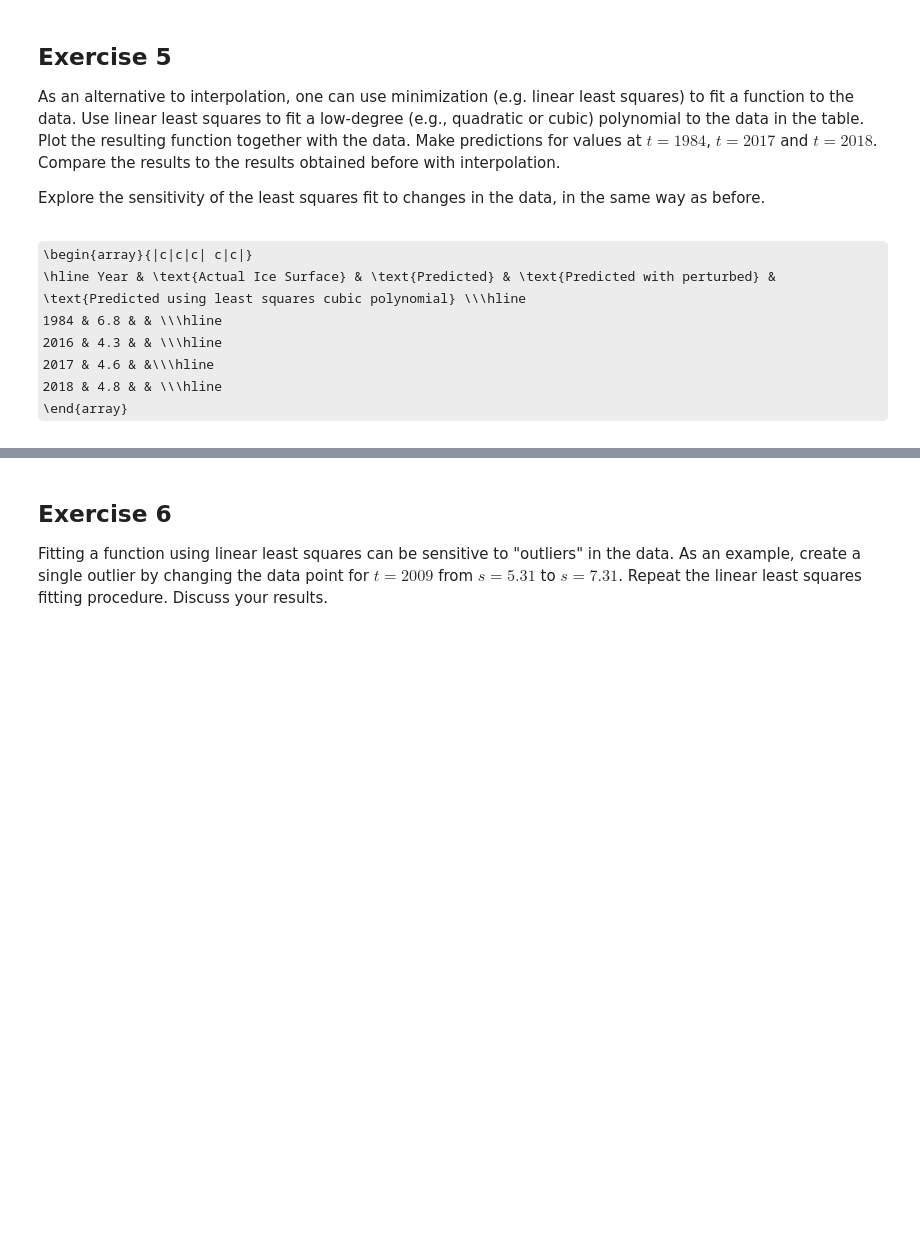
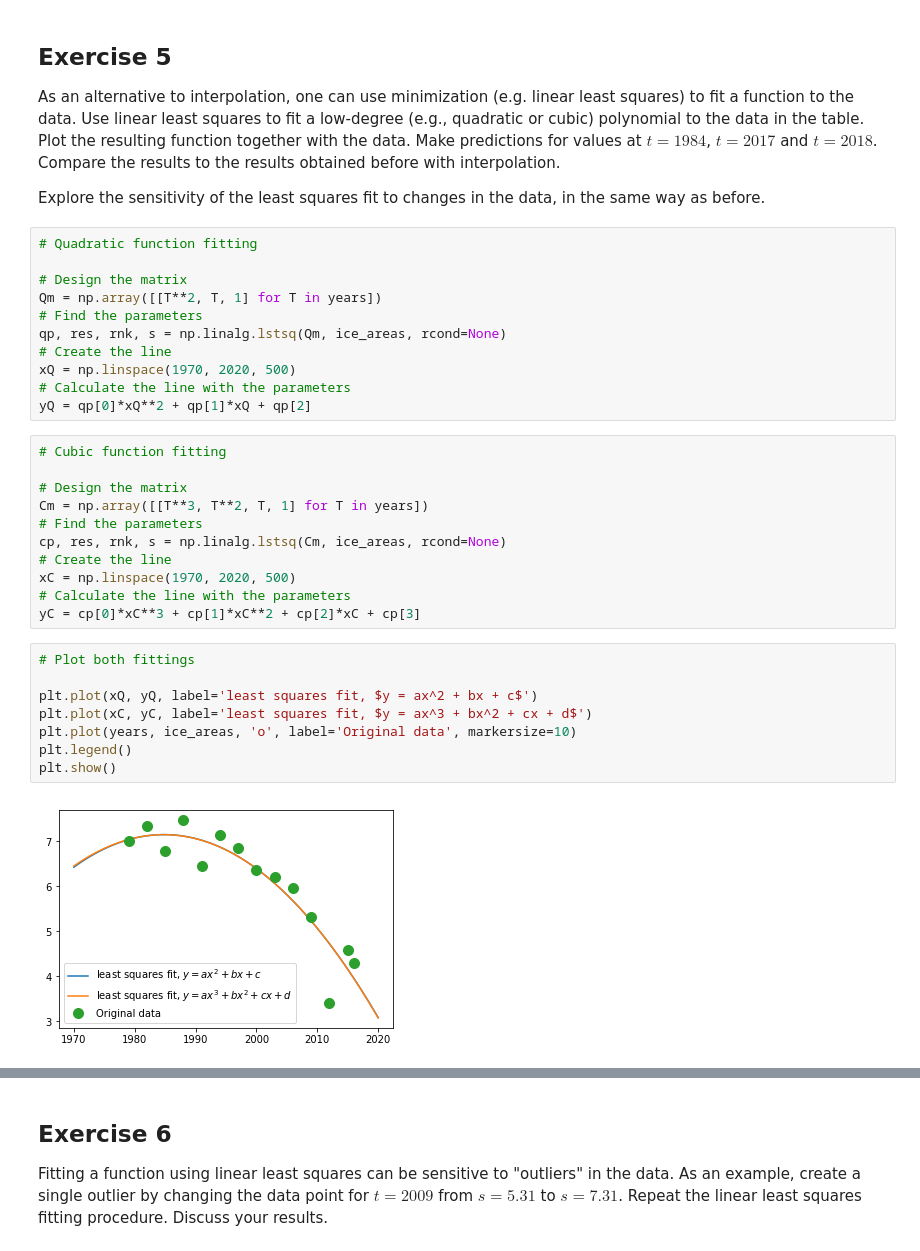
Before and after one commit to 11027649/final_project, a Jupyter notebook: finalproject_ice.ipynb, the cells around one changed output, grey strips where cells are left out. Drawn from its saved outputs; the diff is of its cells as text; some formulas as TeX source; blank space fills up the shorter version.

```diff
--- a/finalproject_ice.ipynb
+++ b/finalproject_ice.ipynb
@@ -206,11 +206,35 @@ Predicted Ice surface in 2018:  -65.99540882986749
 As an alternative to interpolation, one can use minimization (e.g. linear least squares) to fit a function to the data. Use linear least squares to fit a low-degree (e.g., quadratic or cubic) polynomial to the data in the table. Plot the resulting function together with the data. Make predictions for values at $t=1984$, $t=2017$ and $t=2018$. Compare the results to the results obtained before with interpolation.
 
 Explore the sensitivity of the least squares fit to changes in the data, in the same way as before.
-# %% [markdown]
-\begin{array}{|c|c|c| c|c|}
-\hline Year & \text{Actual Ice Surface} & \text{Predicted} & \text{Predicted with perturbed} & \text{Predicted using least squares cubic polynomial} \\\hline
-  1984 & 6.8 & & \\\hline
-  2016 & 4.3 & & \\\hline
-  2017 & 4.6 & &\\\hline
-  2018 & 4.8 & & \\\hline
-\end{array}
+# %%
+# Quadratic function fitting
+
+# Design the matrix
+Qm = np.array([[T**2, T, 1] for T in years])
+# Find the parameters
+qp, res, rnk, s = np.linalg.lstsq(Qm, ice_areas, rcond=None)
+# Create the line
+xQ = np.linspace(1970, 2020, 500)
+# Calculate the line with the parameters
+yQ = qp[0]*xQ**2 + qp[1]*xQ + qp[2]
+# %%
+# Cubic function fitting
+
+# Design the matrix
+Cm = np.array([[T**3, T**2, T, 1] for T in years])
+# Find the parameters
+cp, res, rnk, s = np.linalg.lstsq(Cm, ice_areas, rcond=None)
+# Create the line
+xC = np.linspace(1970, 2020, 500)
+# Calculate the line with the parameters
+yC = cp[0]*xC**3 + cp[1]*xC**2 + cp[2]*xC + cp[3]
+# %%
+# Plot both fittings
+
+plt.plot(xQ, yQ, label='least squares fit, $y = ax^2 + bx + c$')
+plt.plot(xC, yC, label='least squares fit, $y = ax^3 + bx^2 + cx + d$')
+plt.plot(years, ice_areas, 'o', label='Original data', markersize=10)
+plt.legend()
+plt.show()
+# %% [output]
+[figure, added]
```
Also changed, not shown: parts of 11 cells of this notebook.
